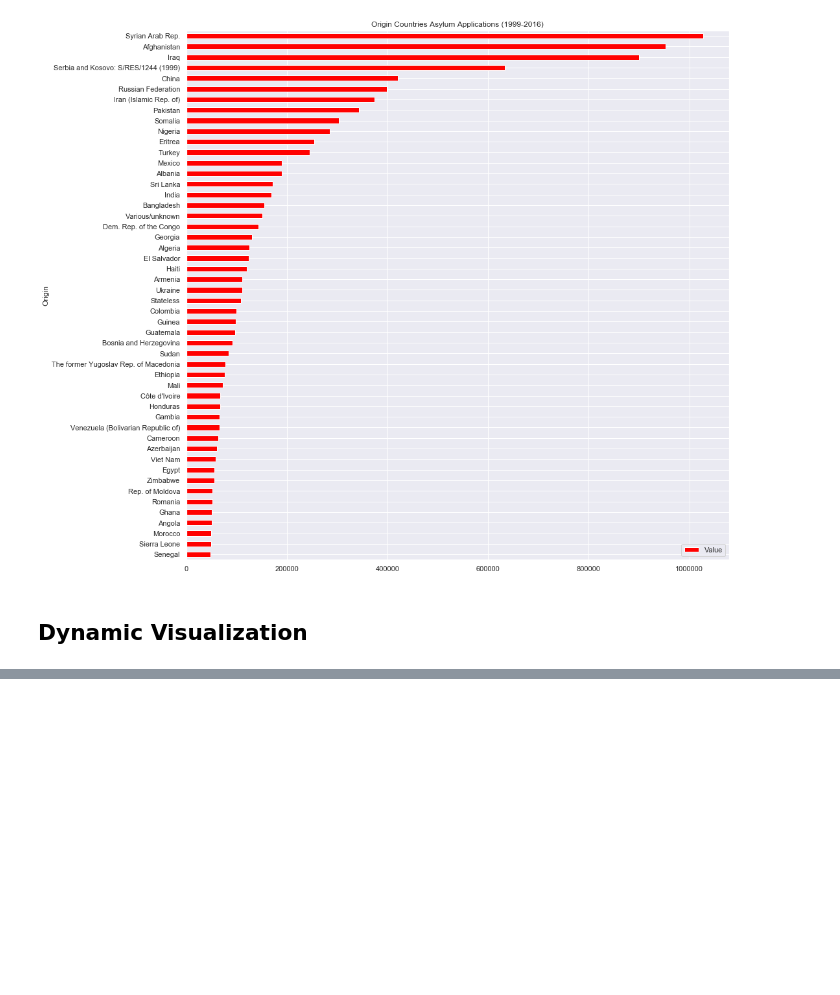
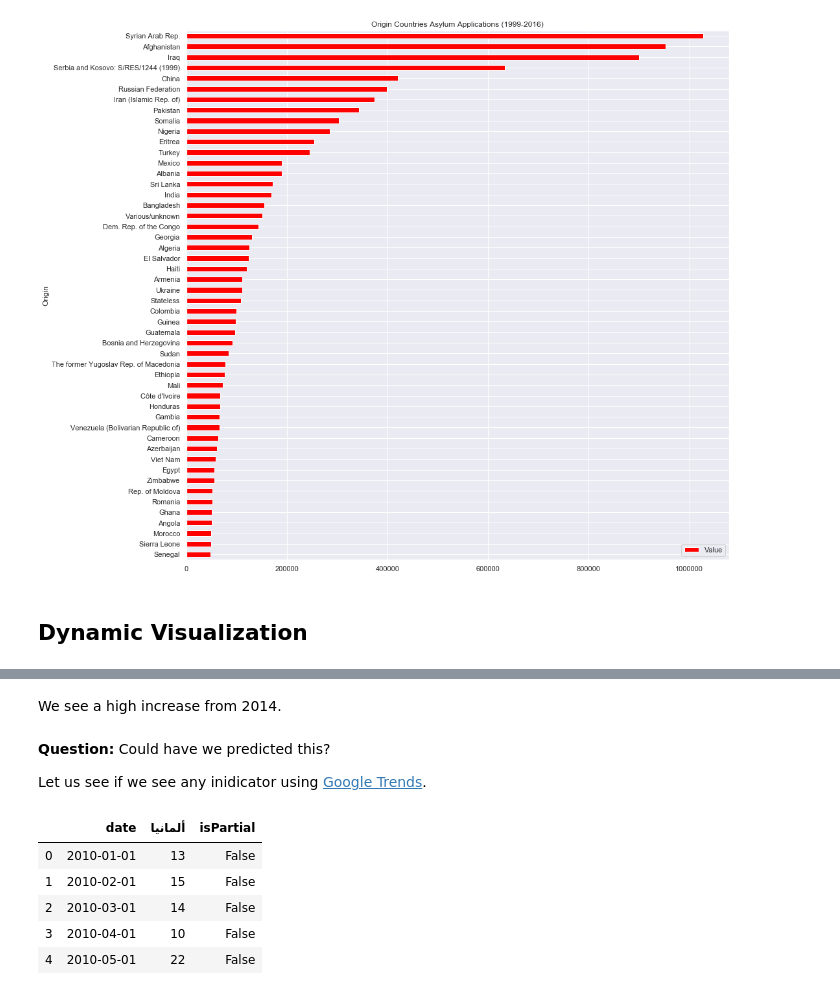
Before and after one commit to juanitorduz/probono_opendata_td, a Jupyter notebook: notebooks/refugee_example.ipynb, the cells around one changed output, grey strips where cells are left out. Saved outputs shown, nothing was run; the diff lists cells and outputs as text; code cells hidden in the pictures; blank space fills up the shorter version.

```diff
--- a/notebooks/refugee_example.ipynb
+++ b/notebooks/refugee_example.ipynb
@@ -219,0 +266,34 @@ data_df \
+# %% [markdown]
+We see a high increase from 2014.
+# %% [markdown]
+**Question:** Could have we predicted this?
+
+Let us see if we see any inidicator using [Google Trends](https://trends.google.com).
+# %%
+ # This livrary allow us to connect to Google Trends directly.
+from pytrends.request import TrendReq
+
+pytrends = TrendReq(tz=360)
+
+# Let us get the Google search index data for the word "germany" in Arab.
+kw_list = ['ألمانيا']
+
+pytrends.build_payload(
+    kw_list=kw_list,
+    cat=0,
+    timeframe='2010-01-01 2018-01-01',
+    geo='SY',
+    gprop=''
+)
+
+google_trends_data = pytrends.interest_over_time()
+
+syria_germany_search_df = google_trends_data.reset_index()
+syria_germany_search_df.head()
+# %% [output]
+|  | date | ألمانيا | isPartial |
+| 0 | 2010-01-01 | 13 | False |
+| 1 | 2010-02-01 | 15 | False |
+| 2 | 2010-03-01 | 14 | False |
+| 3 | 2010-04-01 | 10 | False |
+| 4 | 2010-05-01 | 22 | False |
```
Also changed, not shown: parts of 23 cells of this notebook, 1 other file.
